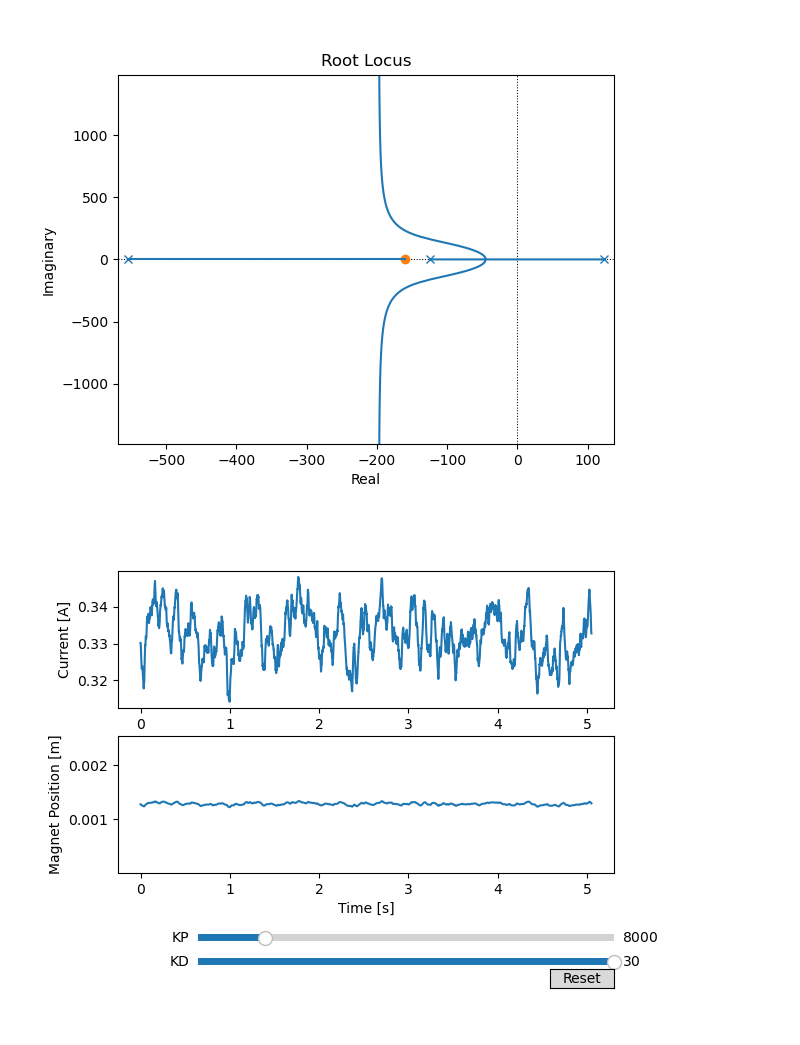
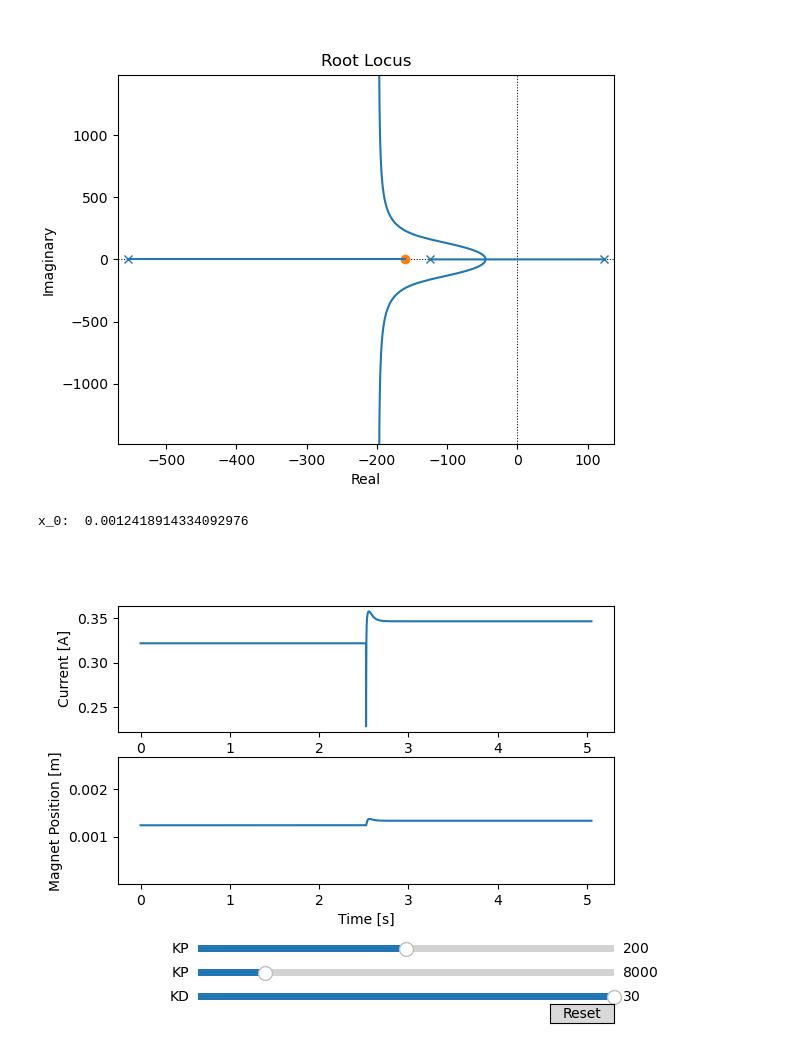
Before and after one commit to krish-suresh/controls-final, a Jupyter notebook: sim_nonlinear_nb.ipynb, the cells around one changed output. Saved outputs shown, nothing was run; the diff lists cells and outputs as text; code cells hidden in the pictures.

```diff
--- a/sim_nonlinear_nb.ipynb
+++ b/sim_nonlinear_nb.ipynb
@@ -43,11 +43,12 @@ N = 1500  # number of turns
 EM_DIAMETER = 0.034  # m
 A = np.pi * (EM_DIAMETER / 2.0) ** 2  # m^2
 
-pwm_setpoint = 200
-v_0 = 200.0/255.0 * 12.0
-i_0 = v_0/R  # amps
 L = 0.051337  # H
 K_E = (N*A)**2 * u_0 / 2.0
+
+pwm_setpoint = 200.0
+v_0 = pwm_setpoint/255.0 * 12.0
+i_0 = v_0/R  # amps
 x_0 = i_0/np.sqrt(m*g/K_E)
 # %%
 K_P = 8000.0
@@ -73,7 +74,11 @@ plt.show()
 [figure]
 [figure]
 # %%
-def simulate(K_P, K_D):
+print("x_0: ", x_0)
+
+
+def simulate(K_P, K_D, sigma=0.0000001, pwm_setpoint = 210.0):
+    global x_0, i_0, v_0
     v = np.zeros(num_points)
     i = np.zeros(num_points)
     x = np.zeros(num_points)
@@ -84,22 +89,35 @@ def simulate(K_P, K_D):
     e_prev = 0
 
     for t in range(0, num_points - 2):
+        if t == num_points // 2:
+            v_0 = pwm_setpoint / 255.0 * 12.0
+            i_0 = v_0 / R  # amps
+            x_0 = i_0 / np.sqrt(m * g / K_E)
         e = x[t] - x_0
-        disturbance = np.random.normal(0, 0.0000001)
+        disturbance = np.random.normal(0, sigma)
         v_i = np.clip(K_P * e + K_D * (e - e_prev) / dt + v_0, -12.0, 12.0)
         v[t + 1] = v_i
         i[t + 1] = i[t] + dt * (v_i - R * i[t]) / L
-        x[t + 2] = np.clip(
-            2 * x[t + 1] - x[t] + ((dt**2) / (m)) * ((x[t]*2*K_E*i_0**2)/(x_0**3) - (i[t]*i_0*2*K_E)/(x_0**2)),
-            MIN_DIST,
-            MAX_DIST,
-        ) + disturbance
+        x[t + 2] = (
+            np.clip(
+                2 * x[t + 1]
+                - x[t]
+                + ((dt**2) / (m))
+                * (
+                    (x[t] * 2 * K_E * i_0**2) / (x_0**3)
+                    - (i[t] * i_0 * 2 * K_E) / (x_0**2)
+                ),
+                MIN_DIST,
+                MAX_DIST,
+            )
+            + disturbance
+        )
         e_prev = e
     i[-1] = i[-2]
     return i, x
 
 
-i, x = simulate(K_P,K_D)
+i, x = simulate(K_P, K_D, sigma=0.0)
 
 fig, axs = plt.subplots(2)
 
@@ -109,7 +127,17 @@ axs[0].set(xlabel="Time [s]", ylabel="Current [A]")
 (line_x,) = axs[1].plot(t_list, x, label=f"Model")
 axs[1].set(xlabel="Time [s]", ylabel="Magnet Position [m]")
 
-fig.subplots_adjust(bottom=0.25)
+fig.subplots_adjust(bottom=0.3)
+
+axpwm = fig.add_axes([0.25, 0.15, 0.65, 0.03])
+pwm_slider = Slider(
+    ax=axpwm,
+    label="KP",
+    valmin=180,
+    valmax=220,
+    valinit=200,
+    valstep=1,
+)
 
 axkp = fig.add_axes([0.25, 0.1, 0.65, 0.03])
 kp_slider = Slider(
@@ -121,33 +149,38 @@ kp_slider = Slider(
     valstep=1000,
 )
 axkd = fig.add_axes([0.25, 0.05, 0.65, 0.03])
 kd_slider = Slider(
     ax=axkd,
     label="KD",
     valmin=0,
     valmax=30,
     valinit=K_D,
     valstep=0.5,
 )
 
 
 def update(val):
-    i, x = simulate(kp_slider.val, kd_slider.val)
+    i, x = simulate(kp_slider.val, kd_slider.val, sigma=0.0, pwm_setpoint=pwm_slider.val)
     line_i.set_ydata(i)
     line_x.set_ydata(x)
     fig.canvas.draw_idle()
 
 
 axs[1].set_ylim(MIN_DIST, x_0 * 2)
+pwm_slider.on_changed(update)
 kp_slider.on_changed(update)
 kd_slider.on_changed(update)
 resetax = fig.add_axes([0.8, 0.01, 0.1, 0.04])
-button = Button(resetax, 'Reset', hovercolor='0.975')
+button = Button(resetax, "Reset", hovercolor="0.975")
+
 
 def reset(event):
     kp_slider.set_val(K_P)
     kd_slider.set_val(K_D)
+
+
 button.on_clicked(reset)
 plt.show()
 # %% [output]
+x_0:  0.0012418914334092976
-[figure, old version]
+[figure, new version]
```
Also changed, not shown: 1 other file.
